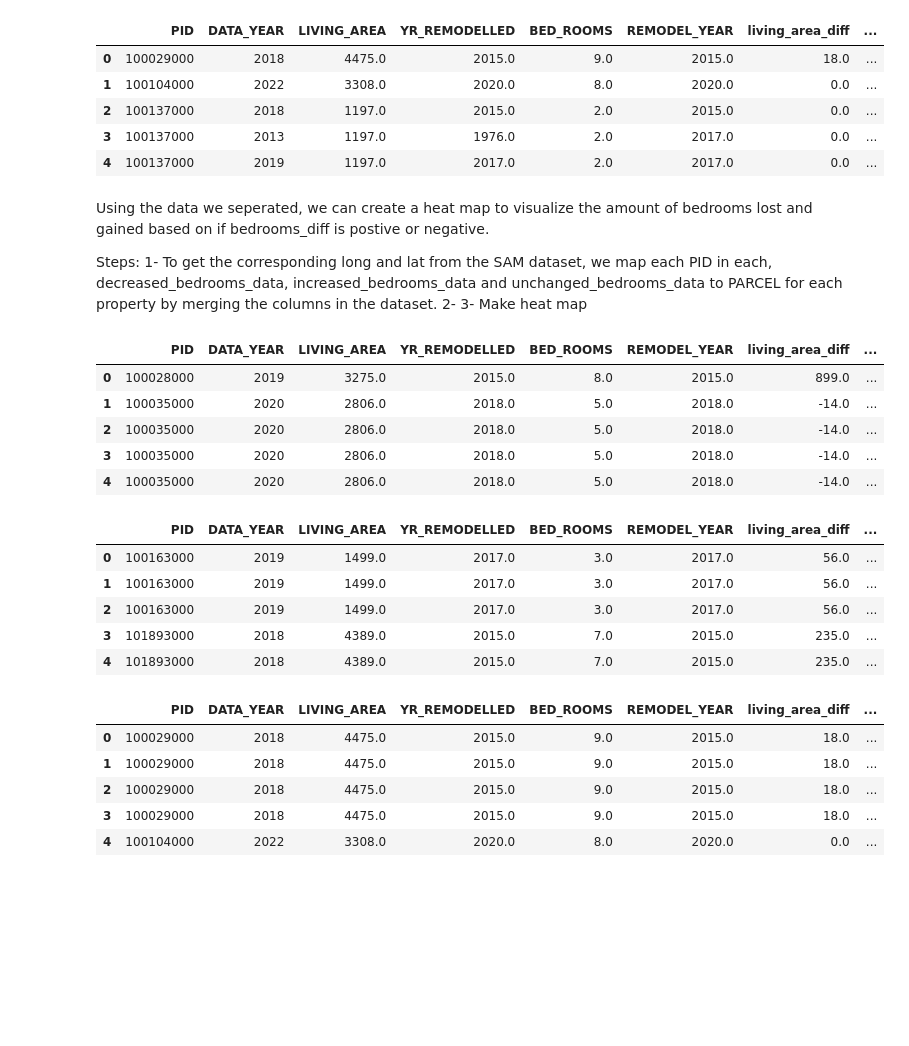
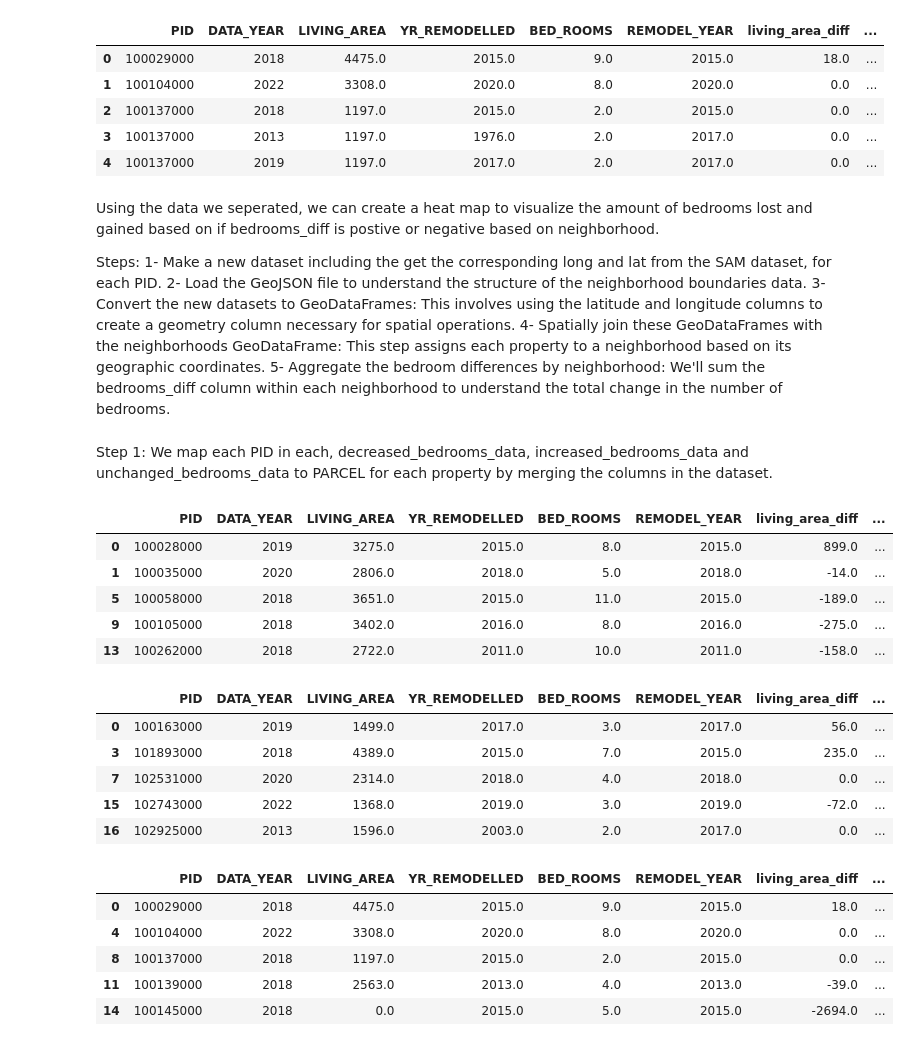
Before and after one commit to BU-Spark/ds-boston-remodeling, a Jupyter notebook: sp24-team-c/sprint8maha/Renovations&Bedrooms_Analysis (1).ipynb, the cells around one changed output. Drawn from its saved outputs; the diff is of its cells as text; code cells hidden in the pictures; blank space fills up the shorter version.

```diff
--- a/sp24-team-c/sprint8maha/Renovations&Bedrooms_Analysis (1).ipynb
+++ b/sp24-team-c/sprint8maha/Renovations&Bedrooms_Analysis (1).ipynb
@@ -725,13 +725,17 @@ display(unchanged_bedrooms_data.head())
 | 3 | 100137000 | 2013 | 1197.0 | 1976.0 | 2.0 | 2017.0 | 0.0 | ... |
 | 4 | 100137000 | 2019 | 1197.0 | 2017.0 | 2.0 | 2017.0 | 0.0 | ... |
 # %% [markdown]
-Using the data we seperated, we can create a heat map to visualize the amount of bedrooms lost and gained based on if bedrooms_diff is postive or negative.
+Using the data we seperated, we can create a heat map to visualize the amount of bedrooms lost and gained based on if bedrooms_diff is postive or negative based on neighborhood.
 
 Steps:
-1- To get the corresponding long and lat from the SAM dataset, we map each PID in each, decreased_bedrooms_data, increased_bedrooms_data and
-unchanged_bedrooms_data to PARCEL for each property by merging the columns in the dataset.
-2-
-3- Make heat map
+1- Make a new dataset including the get the corresponding long and lat from the SAM dataset, for each PID.
+2- Load the GeoJSON file to understand the structure of the neighborhood boundaries data.
+3- Convert the new datasets to GeoDataFrames: This involves using the latitude and longitude columns to create a geometry column necessary for spatial operations.
+4- Spatially join these GeoDataFrames with the neighborhoods GeoDataFrame: This step assigns each property to a neighborhood based on its geographic coordinates.
+5- Aggregate the bedroom differences by neighborhood: We'll sum the bedrooms_diff column within each neighborhood to understand the total change in the number of bedrooms.
+# %% [markdown]
+Step 1: We map each PID in each, decreased_bedrooms_data, increased_bedrooms_data and
+unchanged_bedrooms_data to PARCEL for each property by merging the columns in the dataset.
 # %%
 sam_data = pd.read_csv('../data/neighborhood_data/Live_Street_Address_Management_(SAM)_Addresses.csv')[['PARCEL','X', 'Y']]
 
@@ -744,40 +748,46 @@ def merge_with_sam(bedroom_data, sam_data):
     merged_data.drop(columns=['PARCEL'], inplace=True)
 
     # Rename 'X' to 'latitude' and 'Y' to 'longitude'
     merged_data.rename(columns={'X': 'latitude', 'Y': 'longitude'}, inplace=True)
+
     return merged_data
 
 # Merge each DataFrame with SAM data
 increased_bedrooms_merged = merge_with_sam(increased_bedrooms_data, sam_data)
 decreased_bedrooms_merged = merge_with_sam(decreased_bedrooms_data, sam_data)
 unchanged_bedrooms_merged = merge_with_sam(unchanged_bedrooms_data, sam_data)
+
+# Dropping the duplicate rows since we might have multiple addressses that differ in unit but have the same PID when merging with sam dataset
+increased_bedrooms_merged = increased_bedrooms_merged.drop_duplicates(subset=['PID'], keep='first')
+decreased_bedrooms_merged = decreased_bedrooms_merged.drop_duplicates(subset=['PID'], keep='first')
+unchanged_bedrooms_merged = unchanged_bedrooms_merged.drop_duplicates(subset=['PID'], keep='first')
 
 # Optionally, save the merged DataFrames to CSV files
 increased_bedrooms_merged.to_csv('increased_bedrooms_merged.csv', index=False)
 decreased_bedrooms_merged.to_csv('decreased_bedrooms_merged.csv', index=False)
 unchanged_bedrooms_merged.to_csv('unchanged_bedrooms_merged.csv', index=False)
 
 display(increased_bedrooms_merged.head())
 
 display(decreased_bedrooms_merged.head())
 
 display(unchanged_bedrooms_merged.head())
 # %% [output]
 |  | PID | DATA_YEAR | LIVING_AREA | YR_REMODELLED | BED_ROOMS | REMODEL_YEAR | living_area_diff | ... |
 | 0 | 100028000 | 2019 | 3275.0 | 2015.0 | 8.0 | 2015.0 | 899.0 | ... |
 | 1 | 100035000 | 2020 | 2806.0 | 2018.0 | 5.0 | 2018.0 | -14.0 | ... |
-| 2 | 100035000 | 2020 | 2806.0 | 2018.0 | 5.0 | 2018.0 | -14.0 | ... |
-| 3 | 100035000 | 2020 | 2806.0 | 2018.0 | 5.0 | 2018.0 | -14.0 | ... |
-| 4 | 100035000 | 2020 | 2806.0 | 2018.0 | 5.0 | 2018.0 | -14.0 | ... |
+| 5 | 100058000 | 2018 | 3651.0 | 2015.0 | 11.0 | 2015.0 | -189.0 | ... |
+| 9 | 100105000 | 2018 | 3402.0 | 2016.0 | 8.0 | 2016.0 | -275.0 | ... |
+| 13 | 100262000 | 2018 | 2722.0 | 2011.0 | 10.0 | 2011.0 | -158.0 | ... |
 |  | PID | DATA_YEAR | LIVING_AREA | YR_REMODELLED | BED_ROOMS | REMODEL_YEAR | living_area_diff | ... |
 | 0 | 100163000 | 2019 | 1499.0 | 2017.0 | 3.0 | 2017.0 | 56.0 | ... |
-| 1 | 100163000 | 2019 | 1499.0 | 2017.0 | 3.0 | 2017.0 | 56.0 | ... |
-| 2 | 100163000 | 2019 | 1499.0 | 2017.0 | 3.0 | 2017.0 | 56.0 | ... |
 | 3 | 101893000 | 2018 | 4389.0 | 2015.0 | 7.0 | 2015.0 | 235.0 | ... |
-| 4 | 101893000 | 2018 | 4389.0 | 2015.0 | 7.0 | 2015.0 | 235.0 | ... |
+| 7 | 102531000 | 2020 | 2314.0 | 2018.0 | 4.0 | 2018.0 | 0.0 | ... |
+| 15 | 102743000 | 2022 | 1368.0 | 2019.0 | 3.0 | 2019.0 | -72.0 | ... |
+| 16 | 102925000 | 2013 | 1596.0 | 2003.0 | 2.0 | 2017.0 | 0.0 | ... |
 |  | PID | DATA_YEAR | LIVING_AREA | YR_REMODELLED | BED_ROOMS | REMODEL_YEAR | living_area_diff | ... |
 | 0 | 100029000 | 2018 | 4475.0 | 2015.0 | 9.0 | 2015.0 | 18.0 | ... |
-| 1 | 100029000 | 2018 | 4475.0 | 2015.0 | 9.0 | 2015.0 | 18.0 | ... |
-| 2 | 100029000 | 2018 | 4475.0 | 2015.0 | 9.0 | 2015.0 | 18.0 | ... |
-| 3 | 100029000 | 2018 | 4475.0 | 2015.0 | 9.0 | 2015.0 | 18.0 | ... |
 | 4 | 100104000 | 2022 | 3308.0 | 2020.0 | 8.0 | 2020.0 | 0.0 | ... |
+| 8 | 100137000 | 2018 | 1197.0 | 2015.0 | 2.0 | 2015.0 | 0.0 | ... |
+| 11 | 100139000 | 2018 | 2563.0 | 2013.0 | 4.0 | 2013.0 | -39.0 | ... |
+| 14 | 100145000 | 2018 | 0.0 | 2015.0 | 5.0 | 2015.0 | -2694.0 | ... |
```
Also changed, not shown: parts of 10 cells of this notebook.
